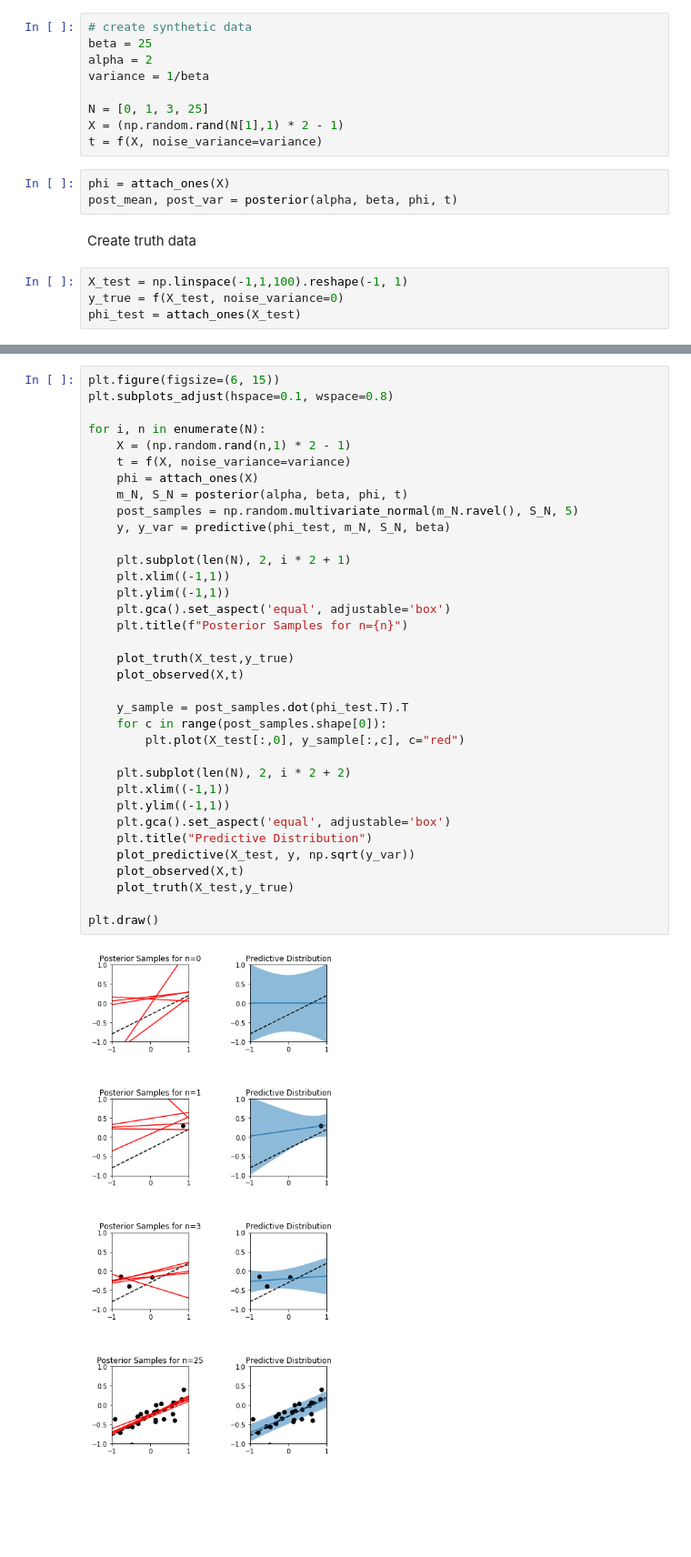
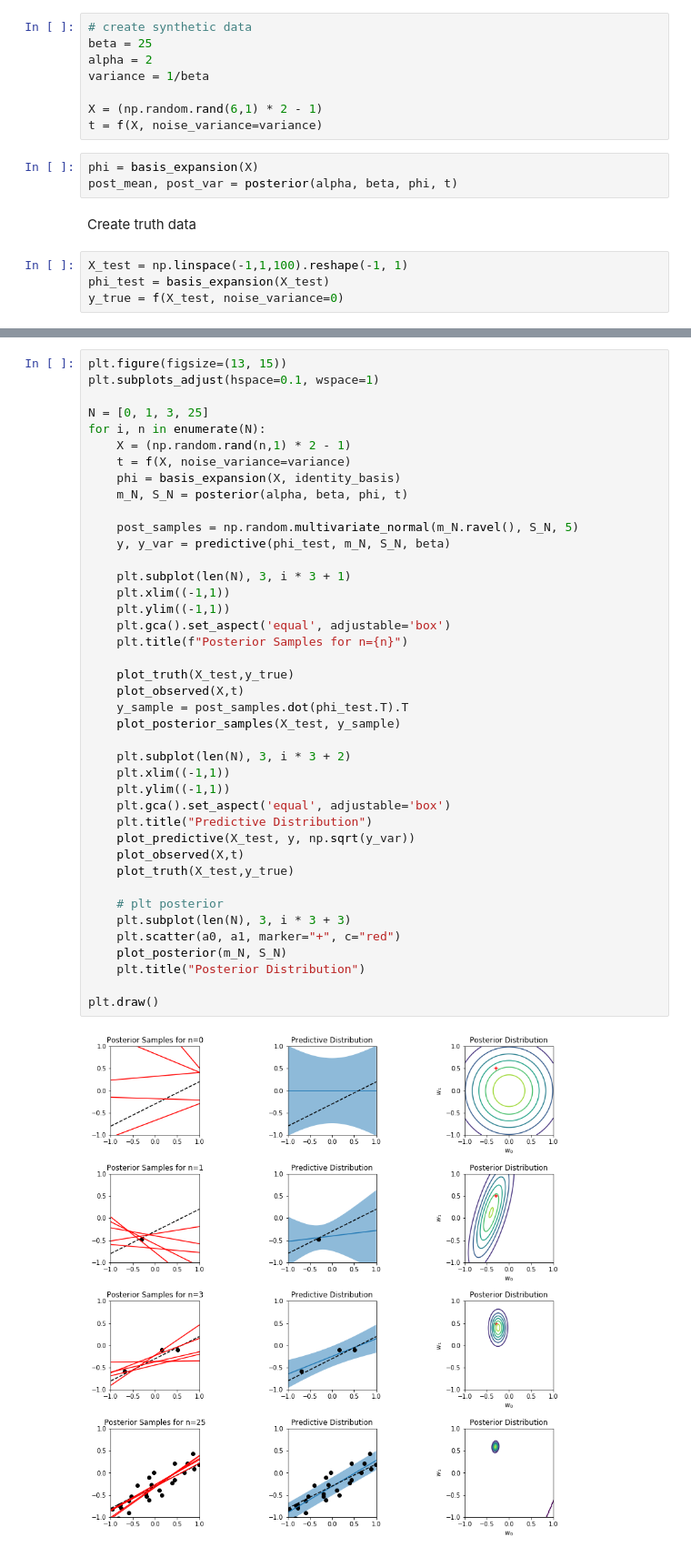
Before and after one commit to pwwooldridge/bayesian_learning, a Jupyter notebook: bayesian_linear_regression.ipynb, the cells around one changed output, grey strips where cells are left out. Shown: that part at 91% size. Saved outputs shown, nothing was run; the diff lists cells and outputs as text; blank space fills up the shorter version.

```diff
--- a/bayesian_linear_regression.ipynb
+++ b/bayesian_linear_regression.ipynb
@@ -88,16 +109,15 @@ beta = 25
 alpha = 2
 variance = 1/beta
 
-N = [0, 1, 3, 25]
-X = (np.random.rand(N[1],1) * 2 - 1)
+X = (np.random.rand(6,1) * 2 - 1)
 t = f(X, noise_variance=variance)
 # %%
-phi = attach_ones(X)
+phi = basis_expansion(X)
 post_mean, post_var = posterior(alpha, beta, phi, t)
 # %% [markdown]
 Create truth data
 # %%
 X_test = np.linspace(-1,1,100).reshape(-1, 1)
+phi_test = basis_expansion(X_test)
 y_true = f(X_test, noise_variance=0)
-phi_test = attach_ones(X_test)
 # %% [markdown]
@@ -115,37 +135,43 @@ plt.legend()
 # %%
-plt.figure(figsize=(6, 15))
-plt.subplots_adjust(hspace=0.1, wspace=0.8)
+plt.figure(figsize=(13, 15))
+plt.subplots_adjust(hspace=0.1, wspace=1)
 
+N = [0, 1, 3, 25]
 for i, n in enumerate(N):
     X = (np.random.rand(n,1) * 2 - 1)
     t = f(X, noise_variance=variance)
-    phi = attach_ones(X)
+    phi = basis_expansion(X, identity_basis)
     m_N, S_N = posterior(alpha, beta, phi, t)
+
     post_samples = np.random.multivariate_normal(m_N.ravel(), S_N, 5)
     y, y_var = predictive(phi_test, m_N, S_N, beta)
 
-    plt.subplot(len(N), 2, i * 2 + 1)
+    plt.subplot(len(N), 3, i * 3 + 1)
     plt.xlim((-1,1))
     plt.ylim((-1,1))
     plt.gca().set_aspect('equal', adjustable='box')
     plt.title(f"Posterior Samples for n={n}")
 
     plot_truth(X_test,y_true)
     plot_observed(X,t)
+    y_sample = post_samples.dot(phi_test.T).T
+    plot_posterior_samples(X_test, y_sample)
 
-    y_sample = post_samples.dot(phi_test.T).T
-    for c in range(post_samples.shape[0]):
-        plt.plot(X_test[:,0], y_sample[:,c], c="red")
-
-    plt.subplot(len(N), 2, i * 2 + 2)
+    plt.subplot(len(N), 3, i * 3 + 2)
     plt.xlim((-1,1))
     plt.ylim((-1,1))
     plt.gca().set_aspect('equal', adjustable='box')
     plt.title("Predictive Distribution")
     plot_predictive(X_test, y, np.sqrt(y_var))
     plot_observed(X,t)
     plot_truth(X_test,y_true)
 
+    # plt posterior
+    plt.subplot(len(N), 3, i * 3 + 3)
+    plt.scatter(a0, a1, marker="+", c="red")
+    plot_posterior(m_N, S_N)
+    plt.title("Posterior Distribution")
+
 plt.draw()
 # %% [output]
-[figure, old version]
+[figure, new version]
```
Also changed, not shown: parts of 9 cells of this notebook.
